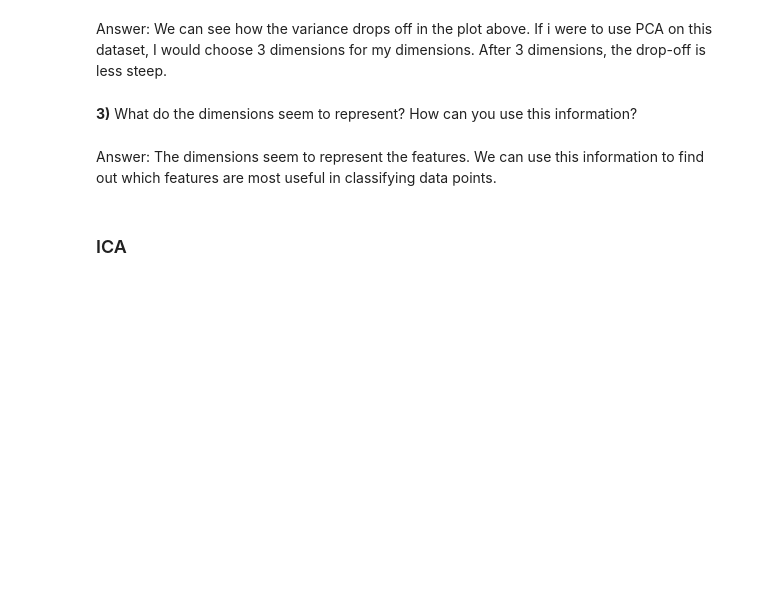
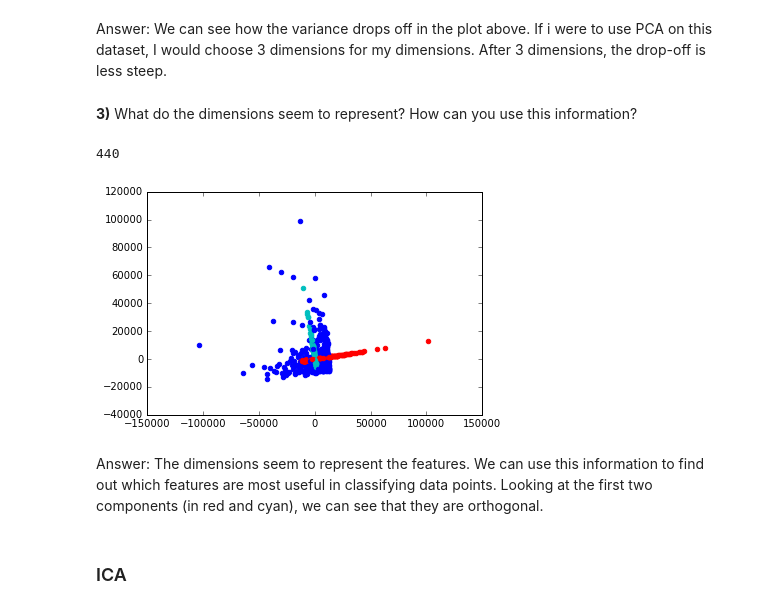
Before and after one commit to paul-reiners/customer-segments, a Jupyter notebook: customer_segments.ipynb, the cells around one changed output. Saved outputs shown, nothing was run; the diff lists cells and outputs as text; code cells hidden in the pictures; blank space fills up the shorter version.

```diff
--- a/customer_segments.ipynb
+++ b/customer_segments.ipynb
@@ -68,8 +68,23 @@ plt.show()
 Answer: We can see how the variance drops off in the plot above.  If i were to use PCA on this dataset, I would choose 3 dimensions for my dimensions.  After 3 dimensions, the drop-off is less steep.
 # %% [markdown]
 **3)** What do the dimensions seem to represent? How can you use this information?
+# %%
+first_pc = pca.components_[0]
+second_pc = pca.components_[1]
+
+transformed_data = pca.transform(data)
+plt.close()
+for ii in transformed_data:
+    plt.scatter(first_pc[0]*ii[0], first_pc[1]*ii[0], color="r")
+    plt.scatter(second_pc[0]*ii[1], second_pc[1]*ii[1], color="c")
+    plt.scatter(ii[0], ii[1], color="b")
+
+plt.show()
+# %% [output]
+440
+[figure, added]
 # %% [markdown]
-Answer: The dimensions seem to represent the features.  We can use this information to find out which features are most useful in classifying data points.
+Answer: The dimensions seem to represent the features.  We can use this information to find out which features are most useful in classifying data points.  Looking at the first two components (in red and cyan), we can see that they are orthogonal.
 # %% [markdown]
 ### ICA
 # %%
```
